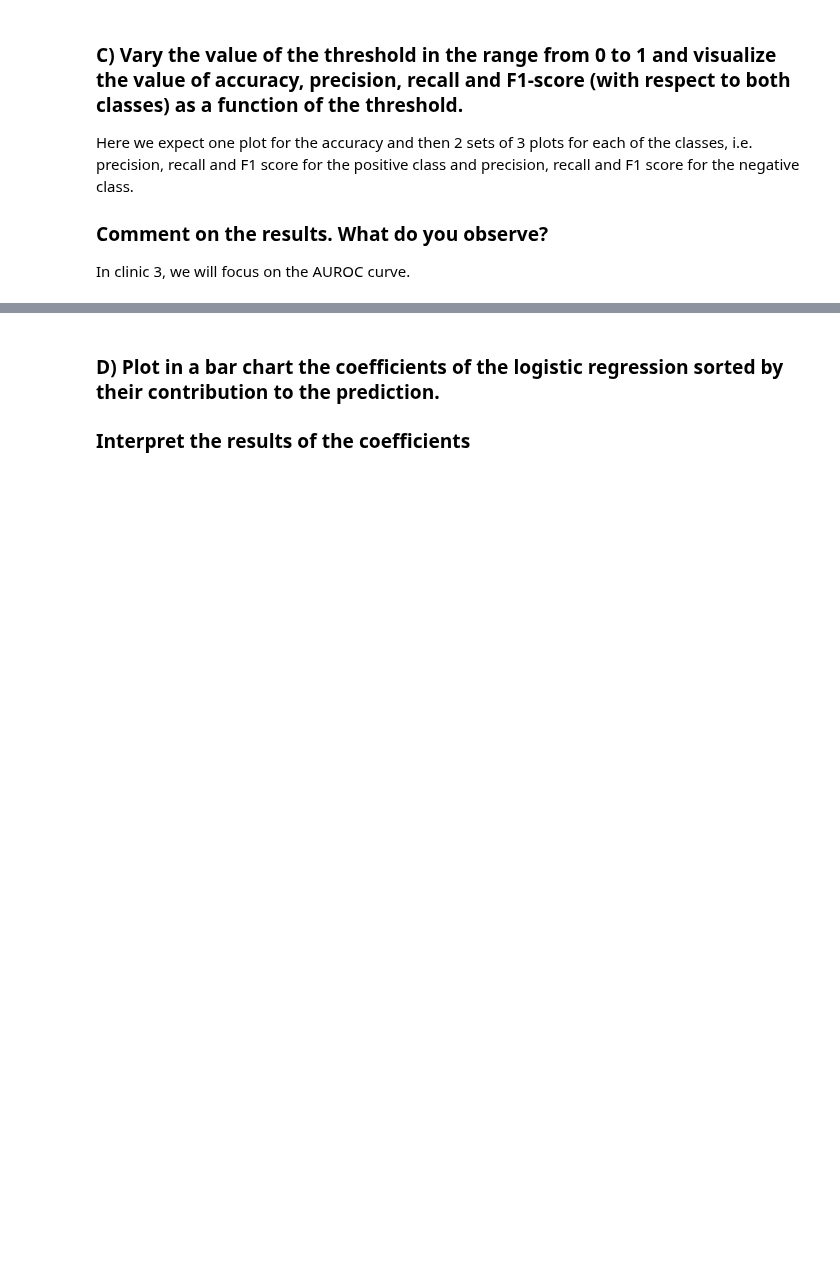
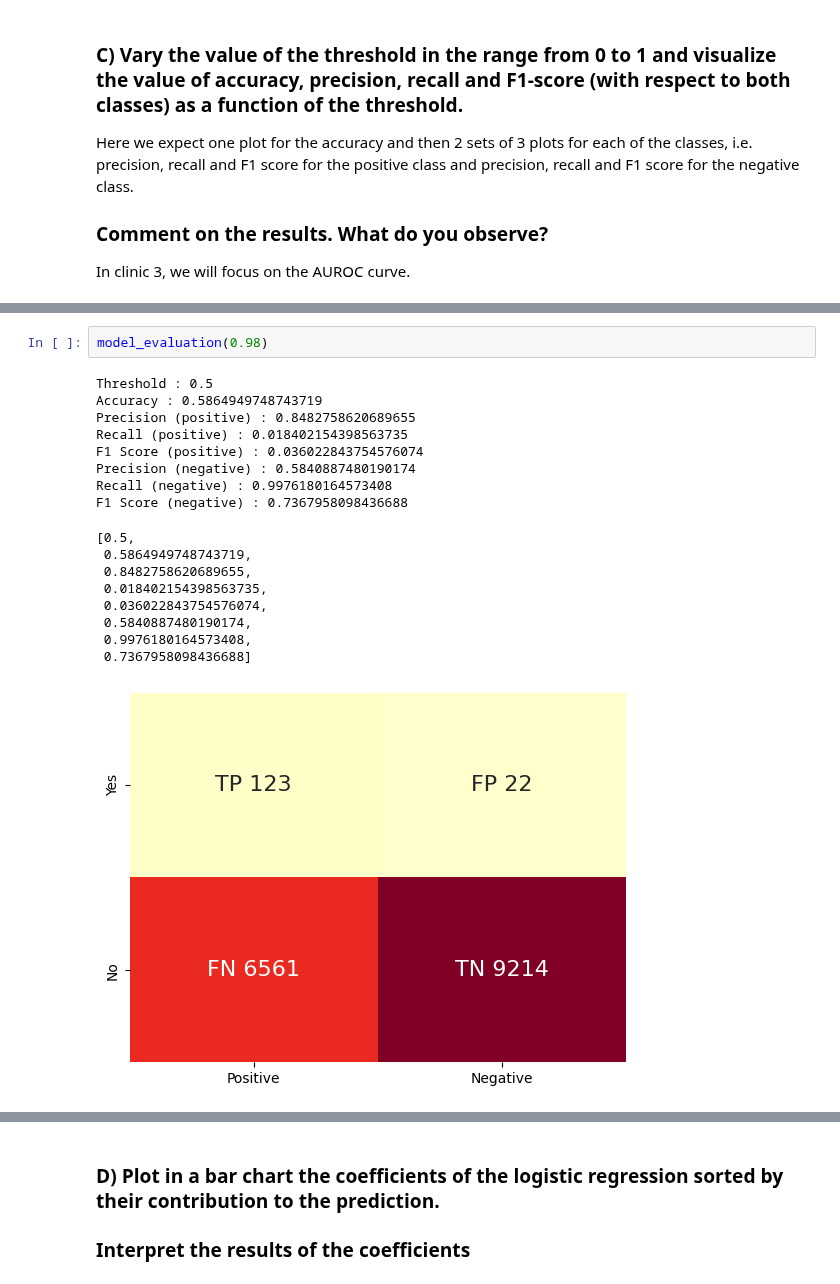
Before and after one commit to Jvviragine/data_analysis_um_course, a Jupyter notebook: bootcamps/bootcamp5/Niki_bootcamp5 copy.ipynb, the cells around one changed output, grey strips where cells are left out. Cells and saved outputs as stored; diff of their text form; blank space fills up the shorter version.

```diff
--- a/bootcamps/bootcamp5/Niki_bootcamp5 copy.ipynb
+++ b/bootcamps/bootcamp5/Niki_bootcamp5 copy.ipynb
@@ -123,0 +382,20 @@ In clinic 3, we will focus on the AUROC curve.
+# %%
+model_evaluation(0.98)
+# %% [output]
+Threshold : 0.5
+Accuracy : 0.5864949748743719
+Precision (positive) : 0.8482758620689655
+Recall (positive) : 0.018402154398563735
+F1 Score (positive) : 0.036022843754576074
+Precision (negative) : 0.5840887480190174
+Recall (negative) : 0.9976180164573408
+F1 Score (negative) : 0.7367958098436688
+[0.5,
+ 0.5864949748743719,
+ 0.8482758620689655,
+ 0.018402154398563735,
+ 0.036022843754576074,
+ 0.5840887480190174,
+ 0.9976180164573408,
+ 0.7367958098436688]
+[figure, added]
```
Also changed, not shown: parts of 27 cells of this notebook, 5 other files.
